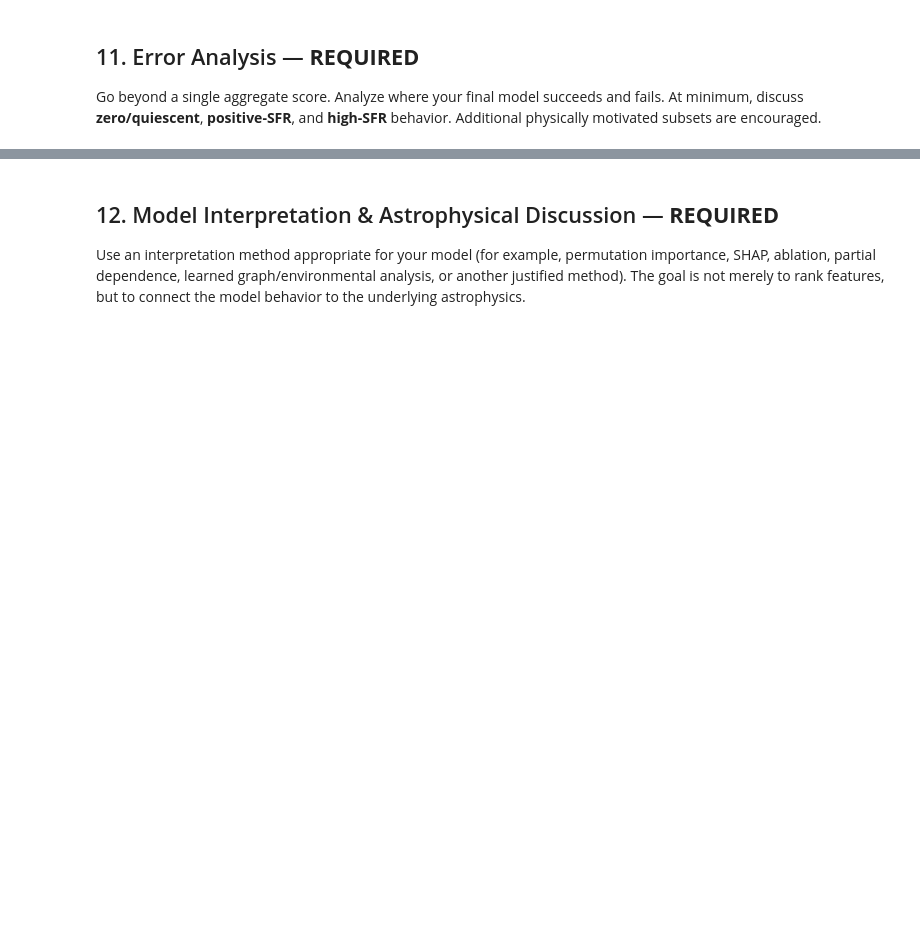
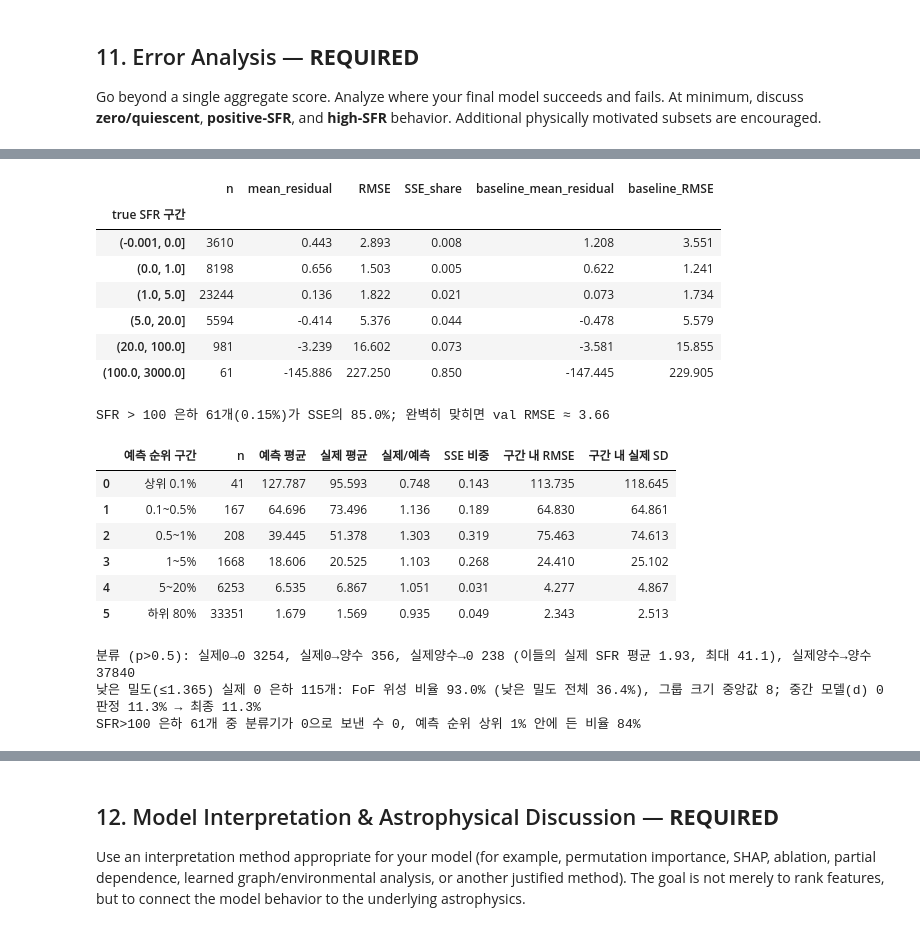
Before and after one commit to ZizonK7/sdi2026-galaxy-sfr, a Jupyter notebook: DataHub_701104_mid.ipynb, the cells around one changed output, grey strips where cells are left out. Cells and saved outputs as stored; diff of their text form; code cells hidden in the pictures; blank space fills up the shorter version.

```diff
--- a/DataHub_701104_mid.ipynb
+++ b/DataHub_701104_mid.ipynb
@@ -2184,4 +2350,59 @@ plt.show()
 [figure]
+# %%
+# 11절 보조: 최종 모델의 오차 구성 — 참 SFR 구간별 잔차·SSE 비중, 예측 순위별 평균 보정, 꺼진 은하 오판정의 정체
+yv = y_val.to_numpy()
+res = VAL_PREDICTIONS - yv
+tab = pd.DataFrame({"true SFR 구간": pd.cut(yv, [-0.001, 0, 1, 5, 20, 100, 3000]), "res": res, "sq": res ** 2})
+final_bins = tab.groupby("true SFR 구간", observed=True).agg(n=("res", "size"), mean_residual=("res", "mean"),
+                                                           RMSE=("sq", lambda s: np.sqrt(s.mean())), SSE_share=("sq", lambda s: s.sum() / tab["sq"].sum()))
+final_bins["baseline_mean_residual"] = baseline_bins["mean_residual"]
+final_bins["baseline_RMSE"] = baseline_bins["RMSE"]
+display(final_bins.round(3))
+top = final_bins.iloc[-1]
+print(f"SFR > 100 은하 {int(top.n)}개({int(top.n)/len(yv):.2%})가 SSE의 {top.SSE_share:.1%}; 완벽히 맞히면 val RMSE ≈ {rmse(yv, VAL_PREDICTIONS) * np.sqrt(1 - top.SSE_share):.2f}")
+
+# 예측 순위 구간별 평균 보정: 구간 안 RMSE ≈ 구간 안 실제 SD이면 모델이 구간 평균 이상을 알 수 없다는 뜻
+order = np.argsort(-VAL_PREDICTIONS); n = len(yv)
+cuts = [0, int(n * .001), int(n * .005), int(n * .01), int(n * .05), int(n * .2), n]
+labels = ["상위 0.1%", "0.1~0.5%", "0.5~1%", "1~5%", "5~20%", "하위 80%"]
+cal_rows = []
+for lab, a, b in zip(labels, cuts[:-1], cuts[1:]):
+    ii = order[a:b]
+    cal_rows.append({"예측 순위 구간": lab, "n": len(ii), "예측 평균": VAL_PREDICTIONS[ii].mean(), "실제 평균": yv[ii].mean(),
+                     "실제/예측": yv[ii].mean() / VAL_PREDICTIONS[ii].mean(), "SSE 비중": np.sum((yv[ii] - VAL_PREDICTIONS[ii]) ** 2) / np.sum(res ** 2),
+                     "구간 내 RMSE": rmse(yv[ii], VAL_PREDICTIONS[ii]), "구간 내 실제 SD": yv[ii].std()})
+display(pd.DataFrame(cal_rows).round(3))
+
+# 꺼진 은하: 분류기 혼동표 (p > 0.5 기준), 그리고 낮은 밀도의 실제 0 은하는 무엇인가
+p_fin = FINAL_MODEL.predict_proba_positive(X_val_env)
+pred_zero = p_fin <= 0.5
+print(f"분류 (p>0.5): 실제0→0 {int((pred_zero & (yv==0)).sum())}, 실제0→양수 {int((~pred_zero & (yv==0)).sum())}, "
+      f"실제양수→0 {int((pred_zero & (yv>0)).sum())} (이들의 실제 SFR 평균 {yv[pred_zero & (yv>0)].mean():.2f}, 최대 {yv[pred_zero & (yv>0)].max():.1f}), 실제양수→양수 {int((~pred_zero & (yv>0)).sum())}")
+zl = LOW & (yv == 0)
+print(f"낮은 밀도(≤1.365) 실제 0 은하 {zl.sum()}개: FoF 위성 비율 {1 - X_val_env.loc[zl, 'fof_is_central'].mean():.1%} "
+      f"(낮은 밀도 전체 {1 - X_val_env.loc[LOW, 'fof_is_central'].mean():.1%}), 그룹 크기 중앙값 {np.exp(X_val_env.loc[zl, 'fof_log_richness'].median()):.0f}; "
+      f"중간 모델(d) 0 판정 {np.mean(p_val[zl] <= 0.5):.1%} → 최종 {np.mean(p_fin[zl] <= 0.5):.1%}")
+print(f"SFR>100 은하 {int((yv>100).sum())}개 중 분류기가 0으로 보낸 수 {int((pred_zero & (yv>100)).sum())}, 예측 순위 상위 1% 안에 든 비율 {np.mean(np.argsort(np.argsort(-VAL_PREDICTIONS))[yv>100] < n*0.01):.0%}")
+# %% [output]
+|  | n | mean_residual | RMSE | SSE_share | baseline_mean_residual | baseline_RMSE |
+| true SFR 구간 |  |  |  |  |  |  |
+| (-0.001, 0.0] | 3610 | 0.443 | 2.893 | 0.008 | 1.208 | 3.551 |
+| (0.0, 1.0] | 8198 | 0.656 | 1.503 | 0.005 | 0.622 | 1.241 |
+| (1.0, 5.0] | 23244 | 0.136 | 1.822 | 0.021 | 0.073 | 1.734 |
+| (5.0, 20.0] | 5594 | -0.414 | 5.376 | 0.044 | -0.478 | 5.579 |
+| (20.0, 100.0] | 981 | -3.239 | 16.602 | 0.073 | -3.581 | 15.855 |
+| (100.0, 3000.0] | 61 | -145.886 | 227.250 | 0.850 | -147.445 | 229.905 |
+SFR > 100 은하 61개(0.15%)가 SSE의 85.0%; 완벽히 맞히면 val RMSE ≈ 3.66
+|  | 예측 순위 구간 | n | 예측 평균 | 실제 평균 | 실제/예측 | SSE 비중 | 구간 내 RMSE | 구간 내 실제 SD |
+| 0 | 상위 0.1% | 41 | 127.787 | 95.593 | 0.748 | 0.143 | 113.735 | 118.645 |
+| 1 | 0.1~0.5% | 167 | 64.696 | 73.496 | 1.136 | 0.189 | 64.830 | 64.861 |
+| 2 | 0.5~1% | 208 | 39.445 | 51.378 | 1.303 | 0.319 | 75.463 | 74.613 |
+| 3 | 1~5% | 1668 | 18.606 | 20.525 | 1.103 | 0.268 | 24.410 | 25.102 |
+| 4 | 5~20% | 6253 | 6.535 | 6.867 | 1.051 | 0.031 | 4.277 | 4.867 |
+| 5 | 하위 80% | 33351 | 1.679 | 1.569 | 0.935 | 0.049 | 2.343 | 2.513 |
+분류 (p>0.5): 실제0→0 3254, 실제0→양수 356, 실제양수→0 238 (이들의 실제 SFR 평균 1.93, 최대 41.1), 실제양수→양수 37840
+낮은 밀도(≤1.365) 실제 0 은하 115개: FoF 위성 비율 93.0% (낮은 밀도 전체 36.4%), 그룹 크기 중앙값 8; 중간 모델(d) 0 판정 11.3% → 최종 11.3%
+SFR>100 은하 61개 중 분류기가 0으로 보낸 수 0, 예측 순위 상위 1% 안에 든 비율 84%
 # %% [markdown]
 ### 11.1 Error-Analysis Discussion — **STUDENT RESPONSE**
 
```
Also changed, not shown: parts of 16 cells of this notebook, 1 other file.
